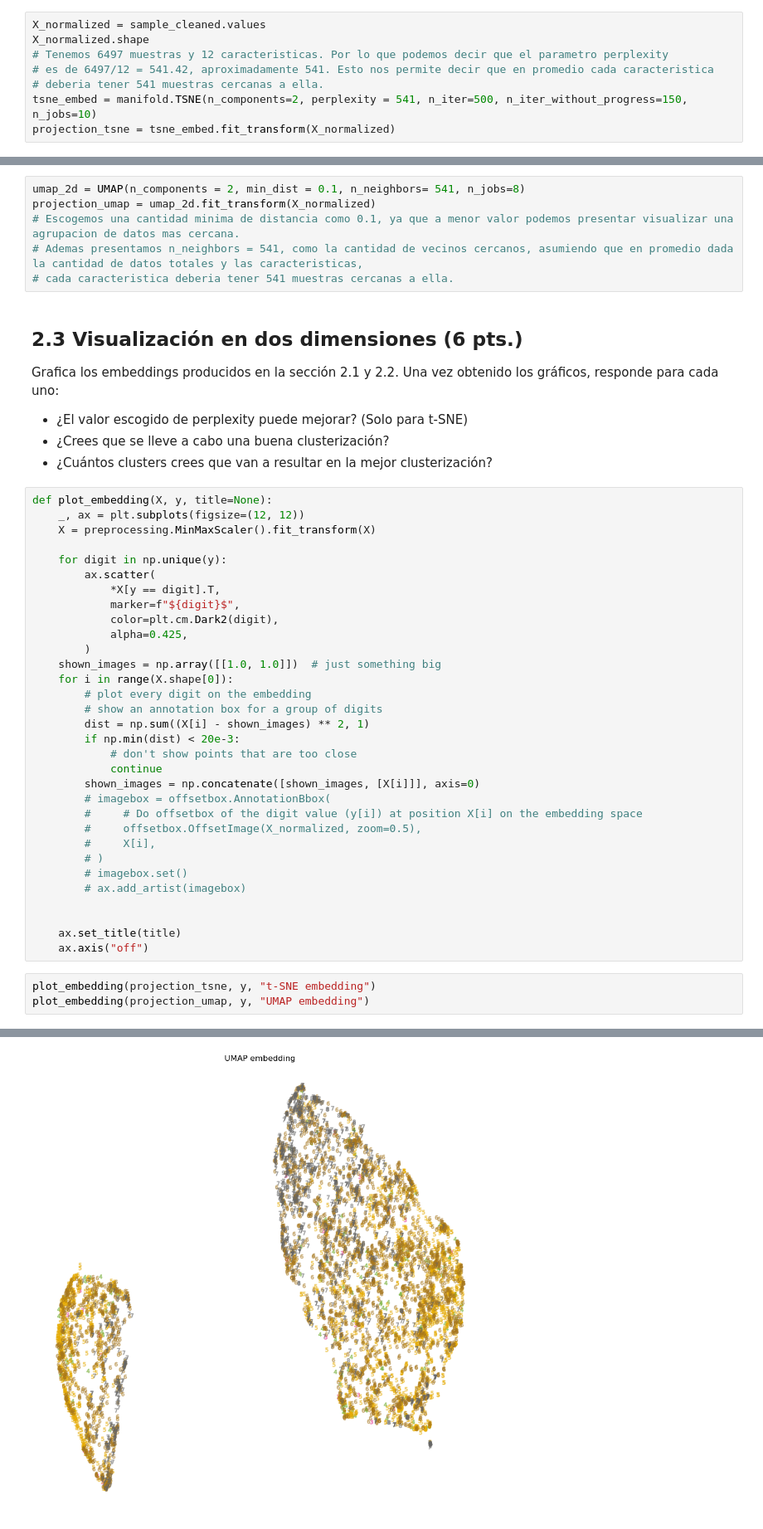
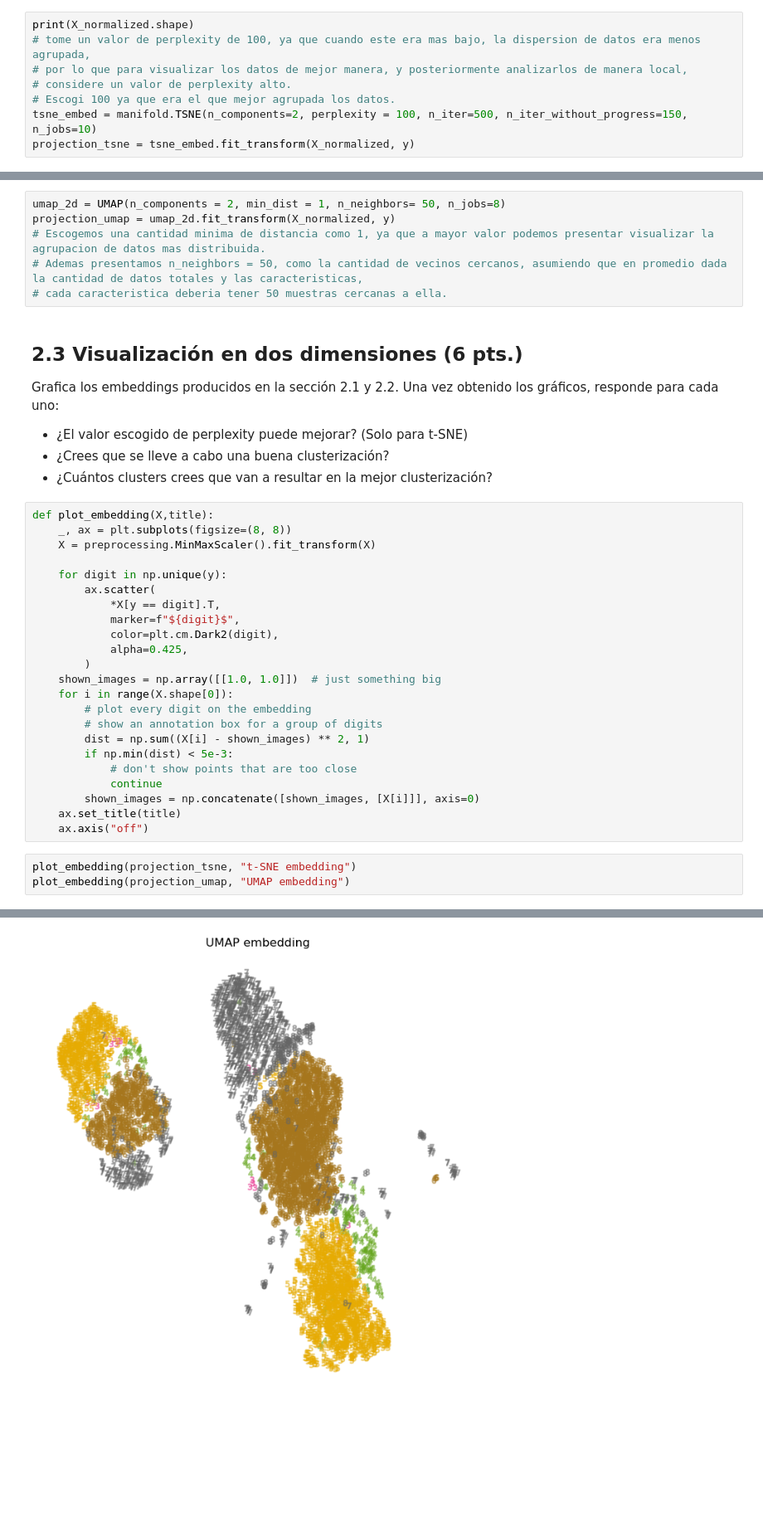
Before and after one commit to pedrozavalat/iic2433-tareas, a Jupyter notebook: t2/T2.ipynb, the cells around one changed output, grey strips where cells are left out. Shown at 83% size. Cells and saved outputs as stored; diff of their text form; blank space fills up the shorter version.

```diff
--- a/t2/T2.ipynb
+++ b/t2/T2.ipynb
@@ -207,11 +196,11 @@ realizar clustering ya que nos permite terner una mejor interpretacion de los fu
 ## 2.1 t-SNE (1 pts.)
 
 Define t-SNE con 2 componentes. Justifica la elección del parámetro **perplexity**.
-# %%
-X_normalized = sample_cleaned.values
-X_normalized.shape
-# Tenemos 6497 muestras y 12 caracteristicas. Por lo que podemos decir que el parametro perplexity
-# es de 6497/12 = 541.42, aproximadamente 541. Esto nos permite decir que en promedio cada caracteristica
-# deberia tener 541 muestras cercanas a ella.
-tsne_embed = manifold.TSNE(n_components=2, perplexity = 541, n_iter=500, n_iter_without_progress=150, n_jobs=10)
-projection_tsne = tsne_embed.fit_transform(X_normalized)
+# %%
+print(X_normalized.shape)
+# tome un valor de perplexity de 100, ya que cuando este era mas bajo, la dispersion de datos era menos agrupada,
+# por lo que para visualizar los datos de mejor manera, y posteriormente analizarlos de manera local,
+# considere un valor de perplexity alto.
+# Escogi 100 ya que era el que mejor agrupada los datos.
+tsne_embed = manifold.TSNE(n_components=2, perplexity = 100, n_iter=500, n_iter_without_progress=150, n_jobs=10)
+projection_tsne = tsne_embed.fit_transform(X_normalized, y)
@@ -220,11 +211,11 @@ projection_tsne = tsne_embed.fit_transform(X_normalized)
 
 Define UMAP con 2 componentes. Puedes reducir la cantidad de datos para UMAP si estimas necesario. Justifica la elección de parámetros.
 # %%
-umap_2d = UMAP(n_components = 2, min_dist = 0.1, n_neighbors= 541, n_jobs=8)
-projection_umap = umap_2d.fit_transform(X_normalized)
-# Escogemos una cantidad minima de distancia como 0.1, ya que a menor valor podemos presentar visualizar una agrupacion de datos mas cercana.
-# Ademas presentamos n_neighbors = 541, como la cantidad de vecinos cercanos, asumiendo que en promedio dada la cantidad de datos totales y las caracteristicas,
-# cada caracteristica deberia tener 541 muestras cercanas a ella.
+umap_2d = UMAP(n_components = 2, min_dist = 1, n_neighbors= 50, n_jobs=8)
+projection_umap = umap_2d.fit_transform(X_normalized, y)
+# Escogemos una cantidad minima de distancia como 1, ya que a mayor valor podemos presentar visualizar la agrupacion de datos mas distribuida.
+# Ademas presentamos n_neighbors = 50, como la cantidad de vecinos cercanos, asumiendo que en promedio dada la cantidad de datos totales y las caracteristicas,
+# cada caracteristica deberia tener 50 muestras cercanas a ella.
 # %% [markdown]
 ## 2.3 Visualización en dos dimensiones (6 pts.)
 
@@ -233,8 +224,8 @@ Grafica los embeddings producidos en la sección 2.1 y 2.2. Una vez obtenido los
 * ¿Crees que se lleve a cabo una buena clusterización?
 * ¿Cuántos clusters crees que van a resultar en la mejor clusterización?
 # %%
-def plot_embedding(X, y, title=None):
-    _, ax = plt.subplots(figsize=(12, 12))
+def plot_embedding(X,title):
+    _, ax = plt.subplots(figsize=(8, 8))
     X = preprocessing.MinMaxScaler().fit_transform(X)
 
     for digit in np.unique(y):
@@ -249,22 +240,13 @@ def plot_embedding(X, y, title=None):
         # plot every digit on the embedding
         # show an annotation box for a group of digits
         dist = np.sum((X[i] - shown_images) ** 2, 1)
-        if np.min(dist) < 20e-3:
+        if np.min(dist) < 5e-3:
             # don't show points that are too close
             continue
         shown_images = np.concatenate([shown_images, [X[i]]], axis=0)
-        # imagebox = offsetbox.AnnotationBbox(
-        #     # Do offsetbox of the digit value (y[i]) at position X[i] on the embedding space
-        #     offsetbox.OffsetImage(X_normalized, zoom=0.5),
-        #     X[i],
-        # )
-        # imagebox.set()
-        # ax.add_artist(imagebox)
-
-
     ax.set_title(title)
     ax.axis("off")
 # %%
-plot_embedding(projection_tsne, y, "t-SNE embedding")
-plot_embedding(projection_umap, y, "UMAP embedding")
+plot_embedding(projection_tsne, "t-SNE embedding")
+plot_embedding(projection_umap, "UMAP embedding")
 # %% [output]
@@ -272,4 +254,4 @@ plot_embedding(projection_umap, y, "UMAP embedding")
-[figure, old version]
+[figure, new version]
 # %% [markdown]
 ## 2.4 Análisis del algoritmo t-SNE (3 pts.)
 
```
Also changed, not shown: parts of 14 cells of this notebook.
